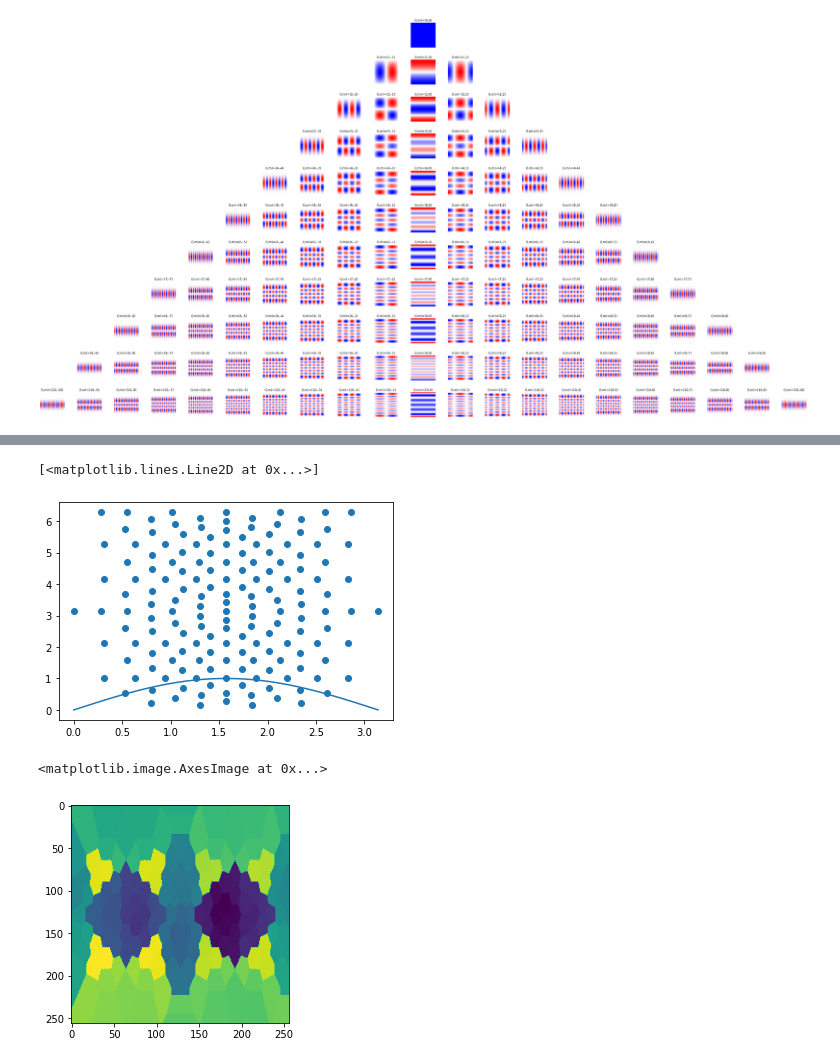
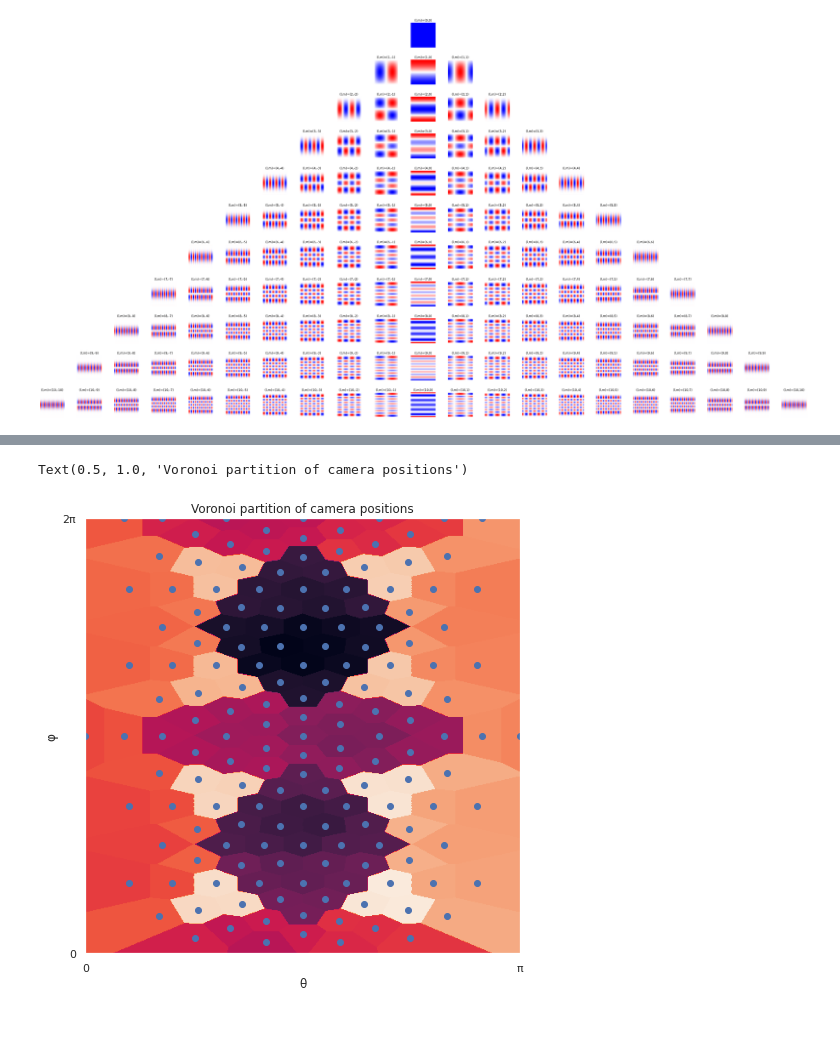
Before and after one commit to KeKsBoTer/punctum, a Jupyter notebook: dataset/dataset_creation.ipynb, the cells around one changed output, grey strips where cells are left out. Saved outputs shown, nothing was run; the diff lists cells and outputs as text; code cells hidden in the pictures; blank space fills up the shorter version.

```diff
--- a/dataset/dataset_creation.ipynb
+++ b/dataset/dataset_creation.ipynb
@@ -1,8 +1,11 @@
 # %%
 %load_ext autoreload
 %autoreload 2
+
 import torch
 import glob
 from torchvision.io import read_image
 from matplotlib import pyplot as plt
 from math import pi as PI
+import seaborn as sns
+sns.set()
@@ -270,26 +273,30 @@ ply_file = PlyData(
     )
 
 ply_file.write("vis.ply")
-# %%
-plt.scatter(cameras_spherical[:,0],cameras_spherical[:,1])
-x = torch.arange(0,PI,0.01)
-plt.plot(x,x.sin())
-# %% [output]
-[<matplotlib.lines.Line2D at 0x...>]
-[figure, removed]
 # %%
 coords_sperical = cameras_spherical.clone()
 
-n = 256
+
+n = 512
 x = torch.arange(0,PI,PI/n)
 y = torch.arange(0,2*PI,2*PI/n)
 spherical_grid = torch.dstack(torch.meshgrid(x,y, indexing='ij')).flatten(0,1)
 
 distances = torch.cdist(coords_sperical,spherical_grid,p=2)
 
 nearest = distances.argmin(dim=0).reshape((n,n))
 
-plt.imshow(nearest)
+fig,ax = plt.subplots(figsize=(8,8))
+
+ax.imshow(nearest.T)
+ax.scatter(coords_sperical[:,0]*n/(PI),coords_sperical[:,1]*n/(2*PI))
+ax.set_ylim([0,n])
+ax.set_xlim([0,n])
+ax.set_yticks([0,n],["0","2π"])
+ax.set_xticks([0,n],["0","π"])
+ax.set_ylabel("φ")
+ax.set_xlabel("θ")
+ax.set_title("Voronoi partition of camera positions")
 # %% [output]
-<matplotlib.image.AxesImage at 0x...>
+Text(0.5, 1.0, 'Voronoi partition of camera positions')
-[figure, old version]
+[figure, new version]
```
Also changed, not shown: parts of 13 cells of this notebook, 13 other files.
